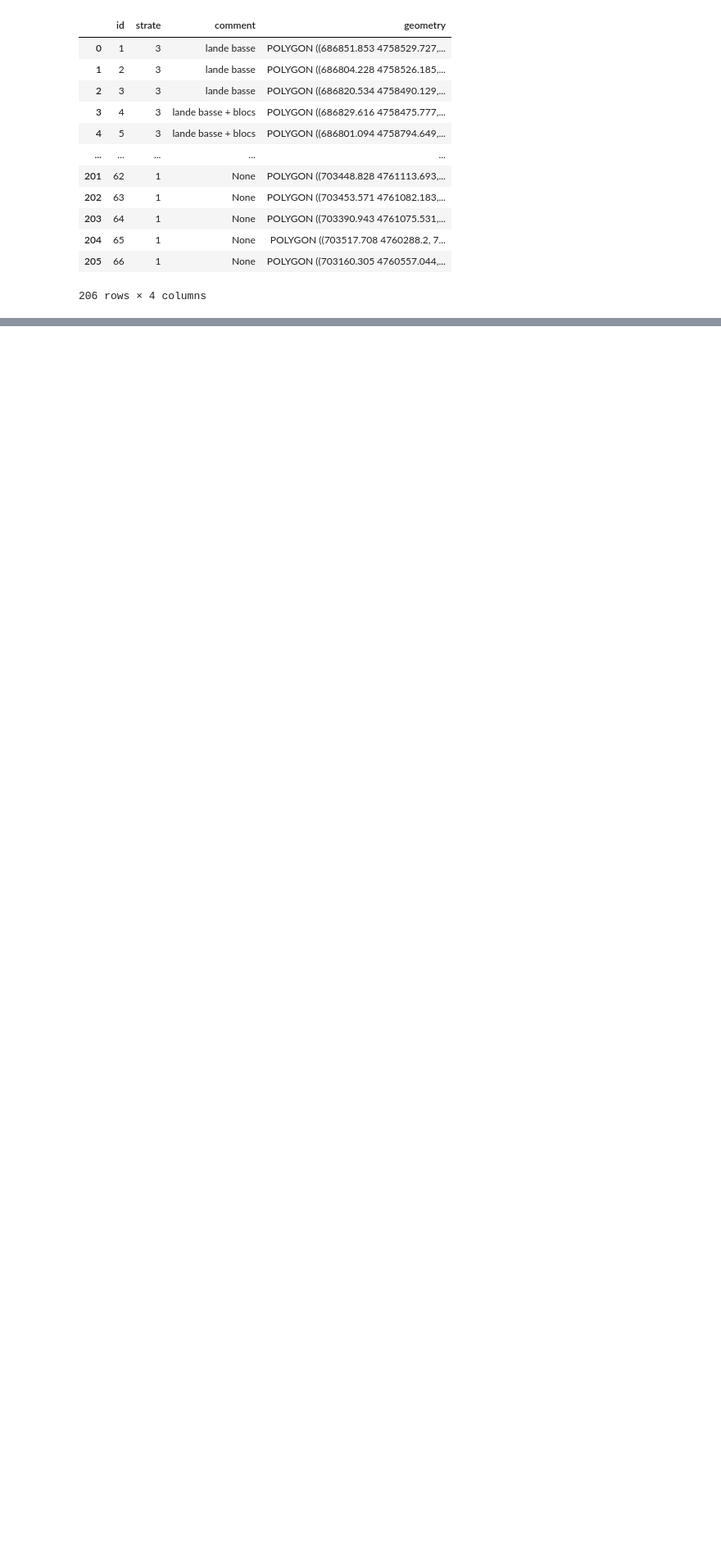
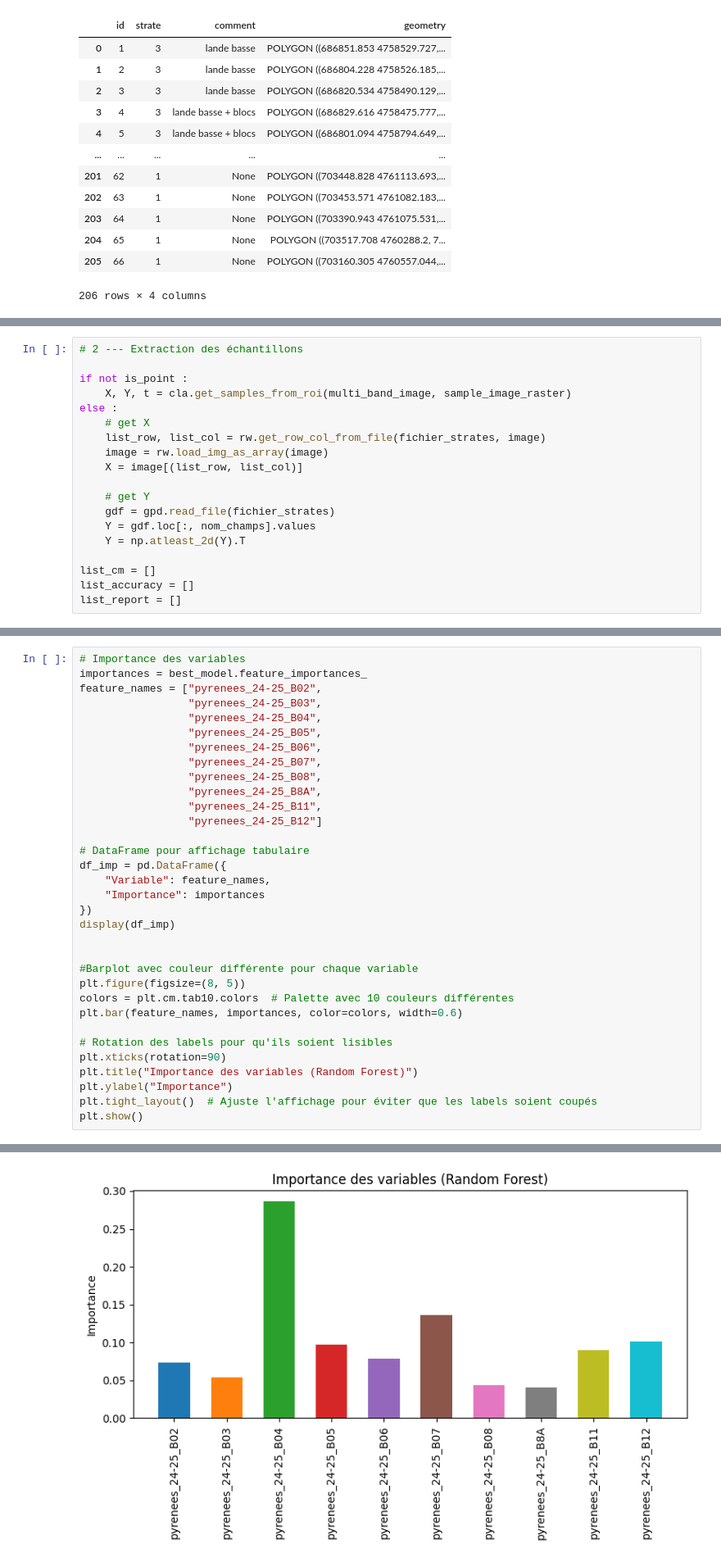
Before and after one commit to DASSITHEO/Projet_Teledetection_UE901_21, a Jupyter notebook: projet_telea_DASSI-FENGAING_ALAIN-THEOPHILE.ipynb, the cells around one changed output, grey strips where cells are left out. Shown at 82% size. Saved outputs shown, nothing was run; the diff lists cells and outputs as text; blank space fills up the shorter version.

```diff
--- a/projet_telea_DASSI-FENGAING_ALAIN-THEOPHILE.ipynb
+++ b/projet_telea_DASSI-FENGAING_ALAIN-THEOPHILE.ipynb
@@ -235,0 +370,19 @@ Float64
+# %%
+# 2 --- Extraction des échantillons
+
+if not is_point :
+    X, Y, t = cla.get_samples_from_roi(multi_band_image, sample_image_raster)
+else :
+    # get X
+    list_row, list_col = rw.get_row_col_from_file(fichier_strates, image)
+    image = rw.load_img_as_array(image)
+    X = image[(list_row, list_col)]
+
+    # get Y
+    gdf = gpd.read_file(fichier_strates)
+    Y = gdf.loc[:, nom_champs].values
+    Y = np.atleast_2d(Y).T
+
+list_cm = []
+list_accuracy = []
+list_report = []
@@ -235,0 +450,34 @@ Float64
+# %%
+# Importance des variables
+importances = best_model.feature_importances_
+feature_names = ["pyrenees_24-25_B02",
+                 "pyrenees_24-25_B03",
+                 "pyrenees_24-25_B04",
+                 "pyrenees_24-25_B05",
+                 "pyrenees_24-25_B06",
+                 "pyrenees_24-25_B07",
+                 "pyrenees_24-25_B08",
+                 "pyrenees_24-25_B8A",
+                 "pyrenees_24-25_B11",
+                 "pyrenees_24-25_B12"]
+
+# DataFrame pour affichage tabulaire
+df_imp = pd.DataFrame({
+    "Variable": feature_names,
+    "Importance": importances
+})
+display(df_imp)
+
+
+#Barplot avec couleur différente pour chaque variable
+plt.figure(figsize=(8, 5))
+colors = plt.cm.tab10.colors  # Palette avec 10 couleurs différentes
+plt.bar(feature_names, importances, color=colors, width=0.6)
+
+# Rotation des labels pour qu'ils soient lisibles
+plt.xticks(rotation=90)
+plt.title("Importance des variables (Random Forest)")
+plt.ylabel("Importance")
+plt.tight_layout()  # Ajuste l'affichage pour éviter que les labels soient coupés
+plt.show()
+# %% [output]
@@ -235,0 +495 @@ Float64
+[figure, added]
```
Also changed, not shown: parts of 54 cells of this notebook, 9 other files.
